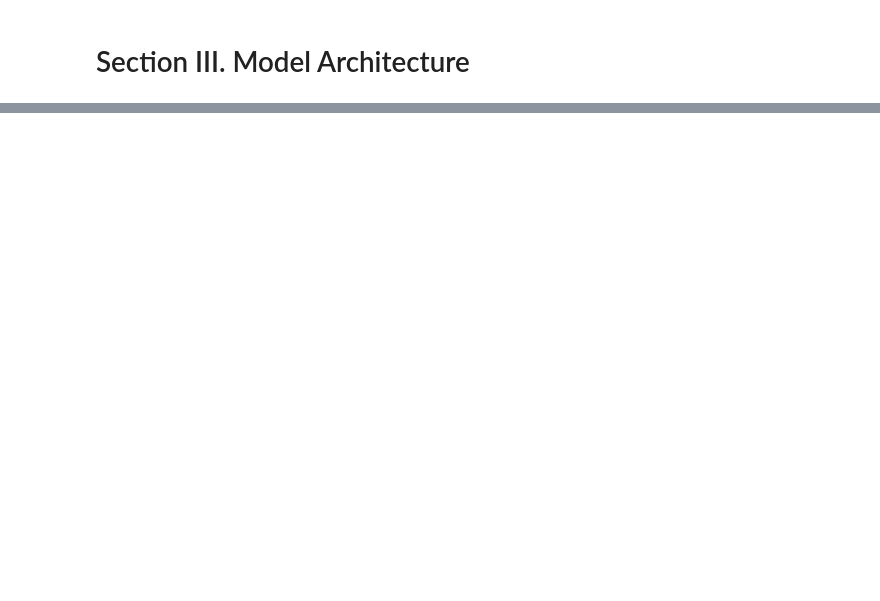
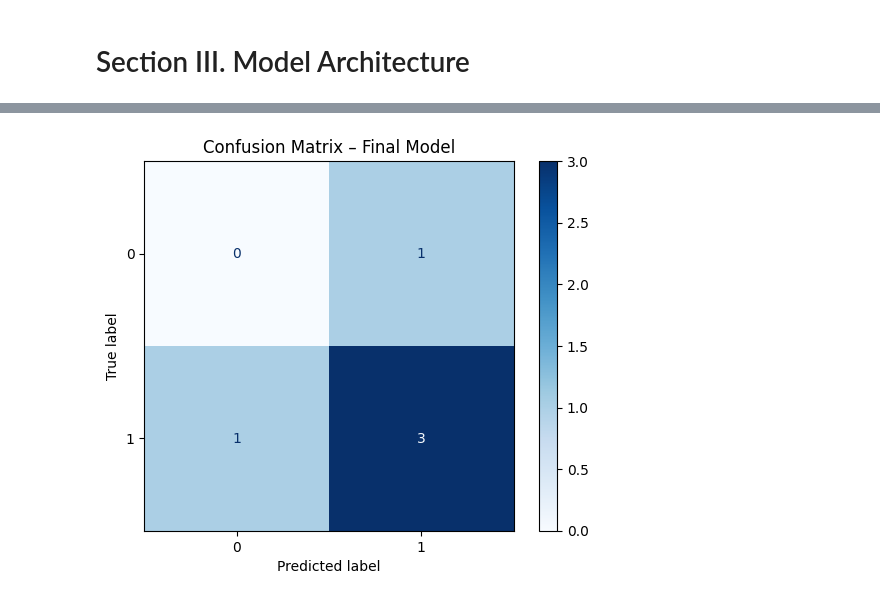
Before and after one commit to fmhirwa/ALU-skin-resilience-capstone, a Jupyter notebook: data_prep.ipynb, the cells around one changed output, grey strips where cells are left out. Saved outputs shown, nothing was run; the diff lists cells and outputs as text; code cells hidden in the pictures; blank space fills up the shorter version.

Commit message:
Final Model F: 0.75

```diff
--- a/data_prep.ipynb
+++ b/data_prep.ipynb
@@ -323,0 +372,85 @@ Eliminating night rows removes \~50 % label noise (zero UV). Aggregating dayligh
+# %%
+!pip -q install lightgbm
+
+import pandas as pd, numpy as np, joblib, lightgbm as lgb, matplotlib.pyplot as plt
+from sklearn.metrics import accuracy_score, precision_score, recall_score, f1_score, ConfusionMatrixDisplay
+from sklearn.utils import class_weight
+
+# ------------------------------------------------------------------
+# 1)  Load data
+# ------------------------------------------------------------------
+df = pd.read_csv('/content/daily_daylight.csv')
+df['skin_age_score'] = np.random.normal(50, 10, len(df))
+df['label'] = (df['skin_age_score'] >= df['skin_age_score'].median()).astype(int)
+
+feat_cols = [
+    'uv_load_j','temp_day_mean','rh_day_mean','net_therm_j',
+    'uv_load_j_7d','temp_day_mean_7d','rh_day_mean_7d',
+    'uv_temp_combo','season_sin','season_cos'
+]
+X, y = df[feat_cols], df['label']
+
+# ------------------------------------------------------------------
+# 2)  Tiny temporal split: 70 % / 15 % / 15 %
+# ------------------------------------------------------------------
+n = len(df)
+tr_end, val_end = int(0.70*n), int(0.85*n)
+X_tr, y_tr = X.iloc[:tr_end], y.iloc[:tr_end]
+X_val, y_val = X.iloc[tr_end:val_end], y.iloc[tr_end:val_end]
+X_te,  y_te  = X.iloc[val_end:],     y.iloc[val_end:]
+
+w_tr = class_weight.compute_sample_weight('balanced', y_tr)
+
+# ------------------------------------------------------------------
+# 3)  LightGBM tuned for micro-datasets
+# ------------------------------------------------------------------
+clf = lgb.LGBMClassifier(
+    objective='binary',
+    num_leaves=4,              #   very shallow trees to prevent overfit
+    max_depth=2,
+    learning_rate=0.1,
+    n_estimators=64,           #   small ensemble; no early-stopping
+    subsample=1.0,
+    colsample_bytree=1.0,
+    min_data_in_leaf=1,
+    min_data_in_bin=1,
+    min_gain_to_split=0.0,     # ← allow splits even with tiny gain
+    feature_pre_filter=False,  # ← don’t drop “constant” looking features
+    random_state=42
+)
+
+clf.fit(X_tr, y_tr, sample_weight=w_tr)
+
+# ------------------------------------------------------------------
+# 4)  Pick the best probability threshold on the validation fold
+# ------------------------------------------------------------------
+val_prob = clf.predict_proba(X_val)[:,1]
+best_thr, best_f1 = 0.5, 0
+for thr in np.linspace(0.05, 0.95, 19):
+    f1 = f1_score(y_val, (val_prob > thr).astype(int))
+    if f1 > best_f1:
+        best_thr, best_f1 = thr, f1
+
+print(f"Chosen threshold from validation = {best_thr:.2f} (F1={best_f1:.2f})")
+
+# ------------------------------------------------------------------
+# 5)  Evaluate on test set threshold
+# ------------------------------------------------------------------
+test_prob = clf.predict_proba(X_te)[:,1]
+y_pred = (test_prob > best_thr).astype(int)
+
+acc  = accuracy_score(y_te, y_pred)
+prec = precision_score(y_te, y_pred, zero_division=0)
+rec  = recall_score(y_te, y_pred, zero_division=0)
+f1   = f1_score(y_te, y_pred, zero_division=0)
+
+print("\n=== Test-set metrics ===")
+print(f"Accuracy : {acc:.3f}")
+print(f"Precision: {prec:.3f}")
+print(f"Recall   : {rec:.3f}")
+print(f"F1-score : {f1:.3f}")
+
+ConfusionMatrixDisplay.from_predictions(y_te, y_pred, cmap='Blues')
+plt.title('Confusion Matrix – Final Model')
+plt.show()
+# %% [output]
@@ -323,0 +474 @@ Eliminating night rows removes \~50 % label noise (zero UV). Aggregating dayligh
+[figure, added]
```
Also changed, not shown: parts of 13 cells of this notebook.
